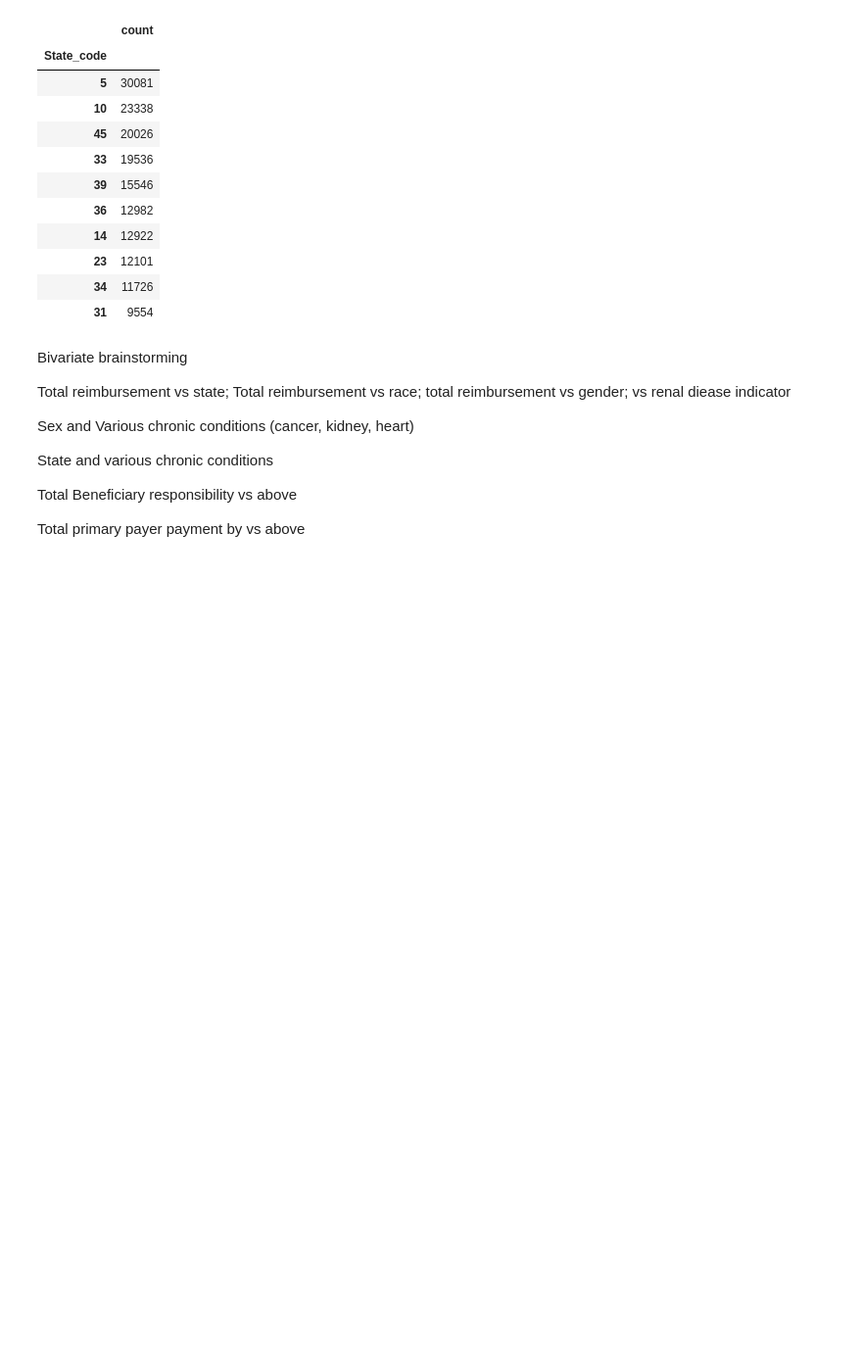
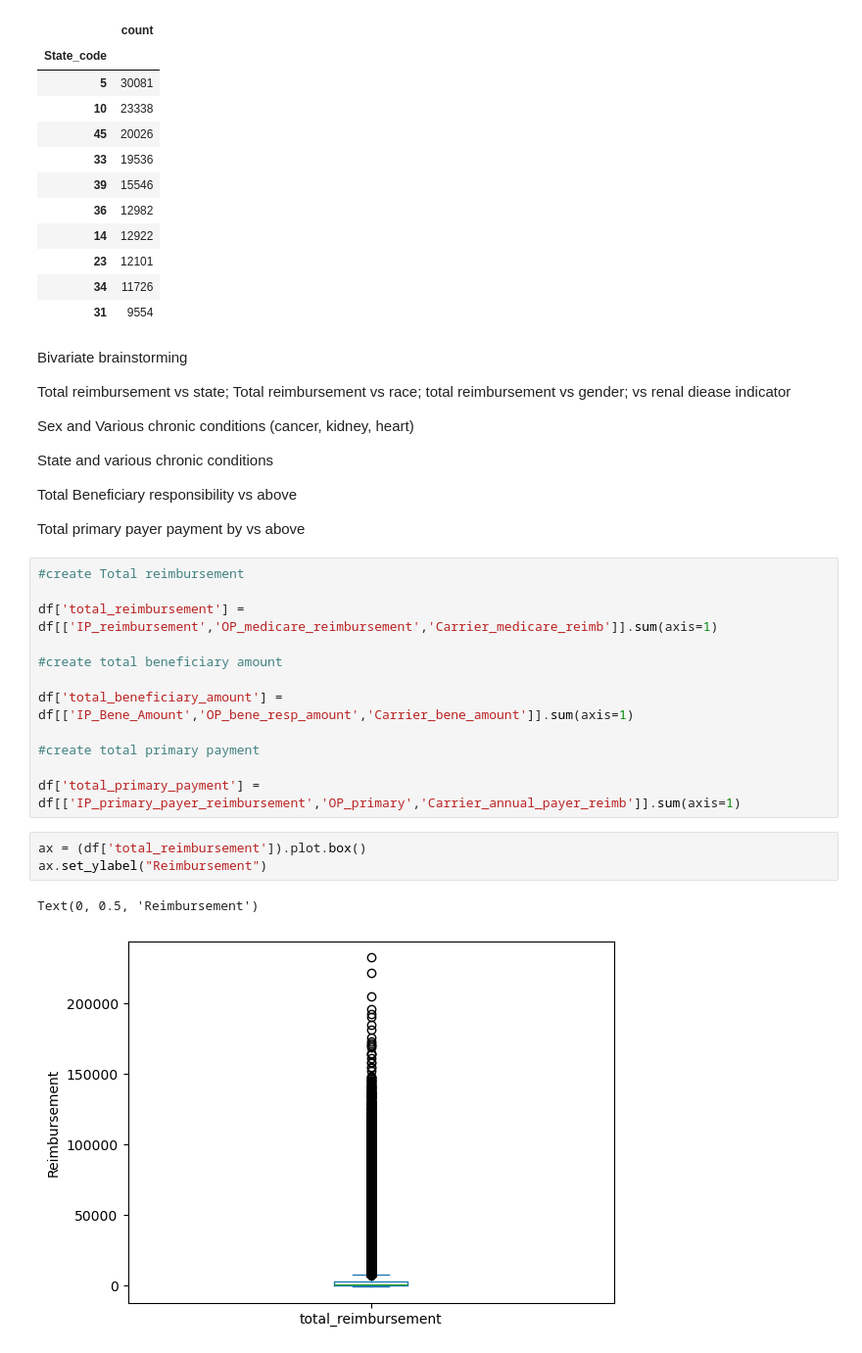
Before and after one commit to phyoung97/ClaimsAI, a Jupyter notebook: notebooks/EDA.ipynb, the cells around one changed output. Shown at 98% size. Cells and saved outputs as stored; diff of their text form; blank space fills up the shorter version.

```diff
--- a/notebooks/EDA.ipynb
+++ b/notebooks/EDA.ipynb
@@ -391,3 +391,21 @@ State and various chronic conditions
 Total Beneficiary responsibility vs above
 
 Total primary payer payment by vs above
+# %%
+#create Total reimbursement
+
+df['total_reimbursement'] = df[['IP_reimbursement','OP_medicare_reimbursement','Carrier_medicare_reimb']].sum(axis=1)
+
+#create total beneficiary amount
+
+df['total_beneficiary_amount'] = df[['IP_Bene_Amount','OP_bene_resp_amount','Carrier_bene_amount']].sum(axis=1)
+
+#create total primary payment
+
+df['total_primary_payment'] = df[['IP_primary_payer_reimbursement','OP_primary','Carrier_annual_payer_reimb']].sum(axis=1)
+# %%
+ax = (df['total_reimbursement']).plot.box()
+ax.set_ylabel("Reimbursement")
+# %% [output]
+Text(0, 0.5, 'Reimbursement')
+[figure, added]
```
Also changed, not shown: parts of 5 cells of this notebook.
